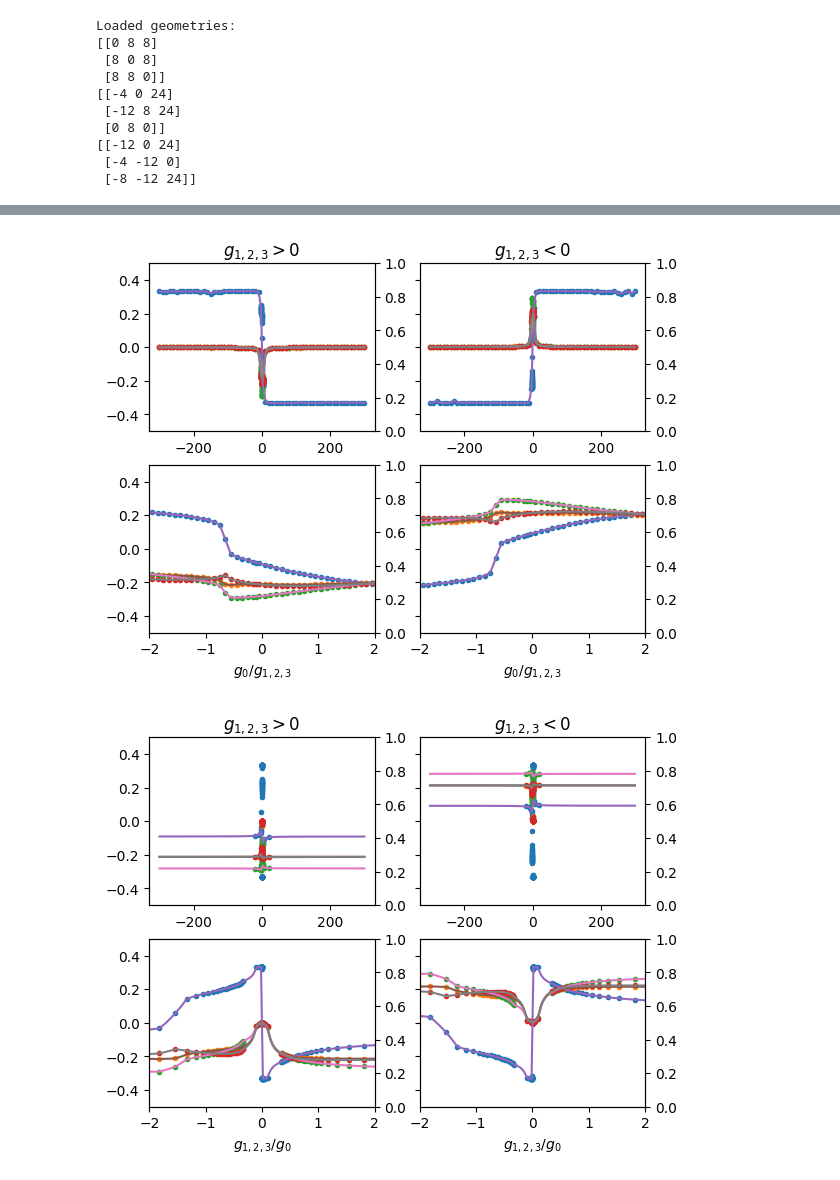
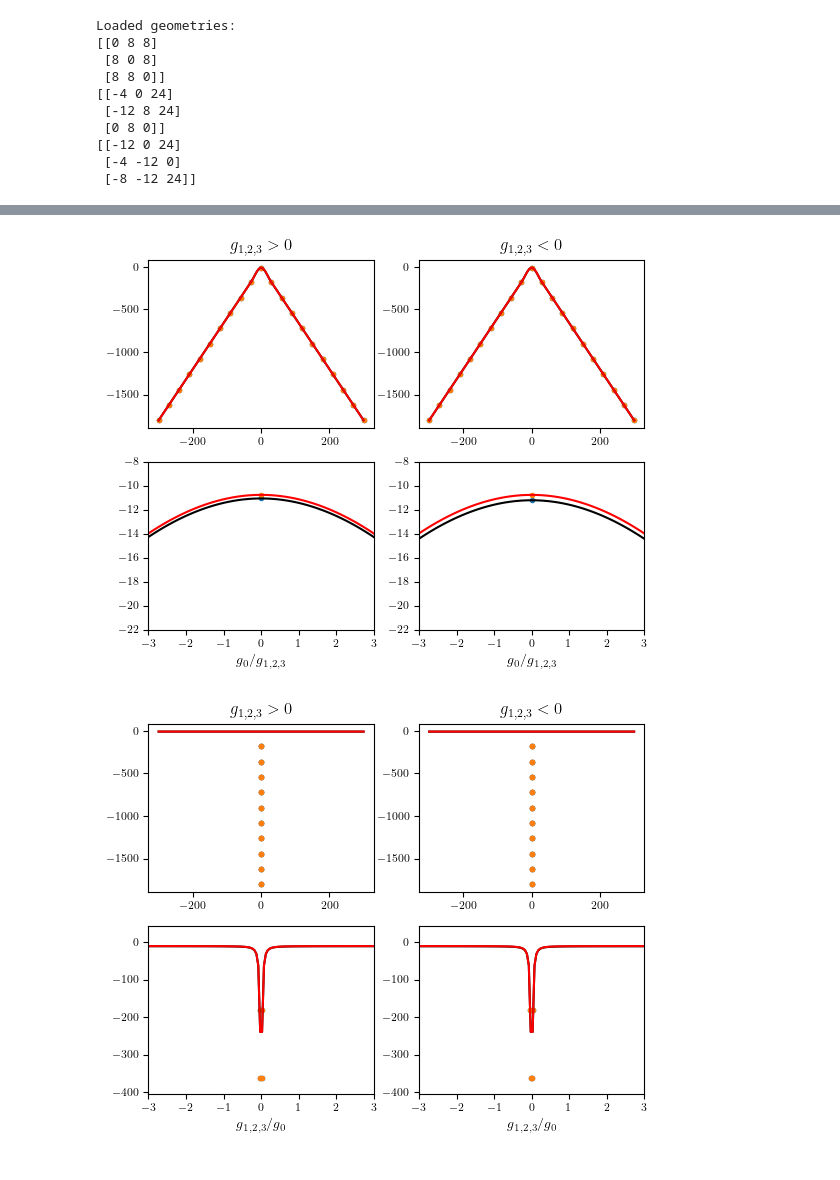
Before and after one commit to Spuriosity1/qsi_subspace_ED, a Jupyter notebook: scripts/process_field.ipynb, the cells around one changed output, grey strips where cells are left out. Cells and saved outputs as stored; diff of their text form; code cells hidden in the pictures.

```diff
--- a/scripts/process_field.ipynb
+++ b/scripts/process_field.ipynb
@@ -44,15 +59,3 @@ Loaded geometries:
 [[-12 0 24]
  [-4 -12 0]
  [-8 -12 24]]
-# %%
-res = con.execute("""
-        SELECT g0_g123 FROM field_111
-        WHERE latvecs = ? AND g123_sign = ?
-        GROUP BY g0_g123
-        ORDER BY g0_g123
-        """,
-        (lats[1], 1))
-
-np.array(res.fetchall())[:,0]
-
-res.close()
@@ -318,13 +328,16 @@ class RingInterpolator:
         return e1 - e0
 
 
+def close(x,y,tol=1e-10):
+    return np.abs(x-y)<tol
+
 # trivial specilisations
 class RingInterpolator_111(RingInterpolator):
     def __init__(self, latvecs, sector, **kwargs):
         super().__init__(lambda g : import_data_111(g, latvecs, sector), **kwargs)
 
     def check_g_compatible(self, g):
-        assert g[1] == g[2] and g[1] == g[3]
+        assert close(g[1], g[2]) and close(g[1], g[3])
 
 
 class RingInterpolator_110(RingInterpolator):
@@ -332,7 +345,10 @@ class RingInterpolator_110(RingInterpolator):
         super().__init__(lambda g : import_data_110(g, latvecs, sector),**kwargs)
 
     def check_g_compatible(self, g):
-        assert g[0] == g[1] and g[2] == g[3]
+        assert close(g[0], g[1]) and close(g[2], g[3])
+# %%
+test = [1,2,3]
+x,y,z = test
 # %%
 R3 = np.sqrt(3)
 
@@ -502,18 +597,17 @@ def plot_E_interp_quality(rfi, x_lims = [-4.2, 4.2]):
 # %%
-# from scipy.interpolate import L
+from scipy.interpolate import PchipInterpolator
 LinearInterpolator = lambda X,Y : lambda x : np.interp(x,X,Y)
 
-lattice = lats[1]
+# lattice = lats[2]
 
 # sector = (4,4,4,4)
-# sector = (
-sector = (6,6,6,6)
-# sector = (12, 6,6,6)
 
-rfi = RingInterpolator_111(lattice, sector, interpolation_f=LinearInterpolator)
-plot_interp_quality(rfi, x_lims = [-2,2])
-plot_interp_quality(rfi, x_lims = [-2,2], recip=True)
-plot_E_interp_quality(rfi, x_lims = [-2,2])
+# rfi_111 = RingInterpolator_111(lats[1], sector = (6,6,6,6), interpolation_f=PchipInterpolator)
+rfi_111 = RingInterpolator_111(lats[2], sector = (9,9,10,8), interpolation_f=PchipInterpolator)
+# rfi_111 = RingInterpolator_111(lats[2], sector = (9,9,8,10), interpolation_f=PchipInterpolator)
+
+plot_E_interp_quality(rfi_111, x_lims = [-3,3], recip=False,y_lims = [-22,-8])
+plot_E_interp_quality(rfi_111, x_lims = [-3,3], recip=True,y_lims = [-404,44])
 # %% [output]
-[figure, old version]
+[figure, new version]
-[figure, old version]
+[figure, new version]
```
Also changed, not shown: parts of 23 cells of this notebook, 7 other files.
